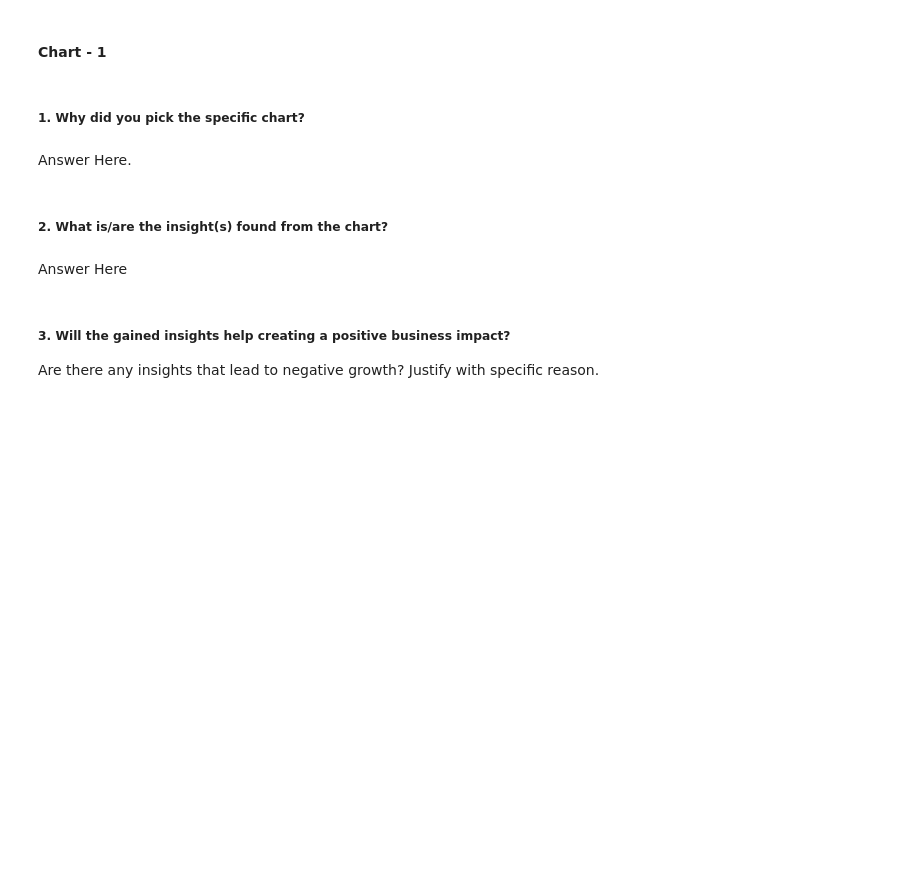
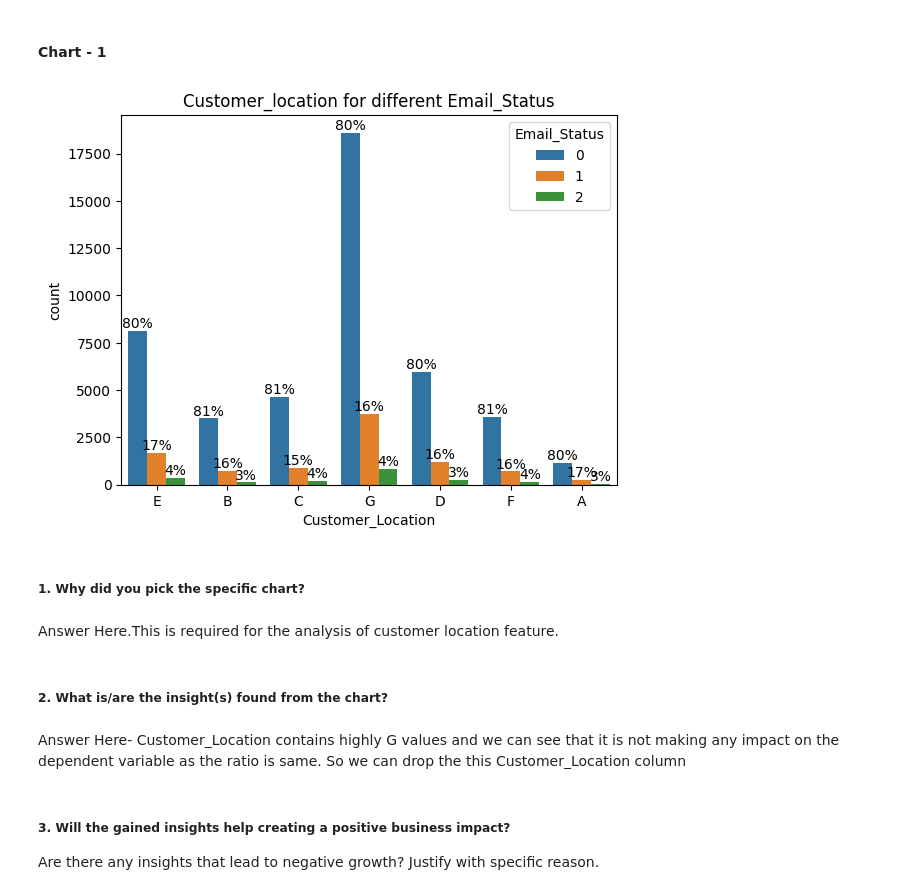
Before and after one commit to Faheemfemu/Email-Campaign-Effectiveness-Prediction-classification, a Jupyter notebook: Email_Campaign_Effectiveness_Prediction_faheem.ipynb, the cells around one changed output. Drawn from its saved outputs; the diff is of its cells as text; code cells hidden in the pictures; blank space fills up the shorter version.

```diff
--- a/Email_Campaign_Effectiveness_Prediction_faheem.ipynb
+++ b/Email_Campaign_Effectiveness_Prediction_faheem.ipynb
@@ -661,5 +661,36 @@ The analysis shows that in order to get emails acknowledged, email should have a
 Email type 1 with source 2 location c email campaign type 1 when sent on morning showed effective email with high acknowledged emails.
 # %% [markdown]
 ## ***4. Data Vizualization, Storytelling & Experimenting with charts : Understand the relationships between variables***
+# %%
+# code for showing bar percentage
+def barPerc(email_data,xVar,ax):
+    '''
+    barPerc(): Add percentage for hues to bar plots
+    args:
+        df: pandas dataframe
+        xVar: (string) X variable
+        ax: Axes object (for Seaborn Countplot)
+    '''
+    # 1. how many X categories
+    ##   check for NaN and remove
+    numX=len([x for x in email_data[xVar].unique() if x==x])
+
+    # 2. The bars are created in hue order, organize them
+    bars = ax.patches
+    ## 2a. For each X variable
+    for ind in range(numX):
+        ## 2b. Get every hue bar
+        ##     ex. 7 X categories, 3 hues =>
+        ##    [0, 8, 16] are hue bars for 1st X category
+        hueBars=bars[ind:][::numX]
+        ## 2c. Get the total height (for percentages)
+        total = sum([x.get_height() for x in hueBars])
+
+        # 3. Print the percentage on the bars
+        for bar in hueBars:
+            ax.text(bar.get_x() + bar.get_width()/2.,
+                    bar.get_height(),
+                    f'{bar.get_height()/total:.0%}',
+                    ha="center",va="bottom")
 # %% [markdown]
 #### Chart - 1
@@ -668,11 +697,19 @@ Email type 1 with source 2 location c email campaign type 1 when sent on morning
+# %%
+# Chart - 1 visualization code
+ax=sns.countplot(x=email_data['Customer_Location'],hue=email_data["Email_Status"])
+plt.title('Customer_location for different Email_Status')
+barPerc(email_data,'Customer_Location',ax)
+# %% [output]
+[figure, added]
 # %% [markdown]
 ##### 1. Why did you pick the specific chart?
-# %% [markdown]
-Answer Here.
+# %% [markdown]
+Answer Here.This is required for the analysis of customer location feature.
 # %% [markdown]
 ##### 2. What is/are the insight(s) found from the chart?
-# %% [markdown]
-Answer Here
+# %% [markdown]
+Answer Here-
+ Customer_Location contains highly G values and we can see that it is not making any impact on the dependent variable as the ratio is same. So we can drop the this Customer_Location column
 # %% [markdown]
 ##### 3. Will the gained insights help creating a positive business impact?
 Are there any insights that lead to negative growth? Justify with specific reason.
```
Also changed, not shown: parts of 88 cells of this notebook.
